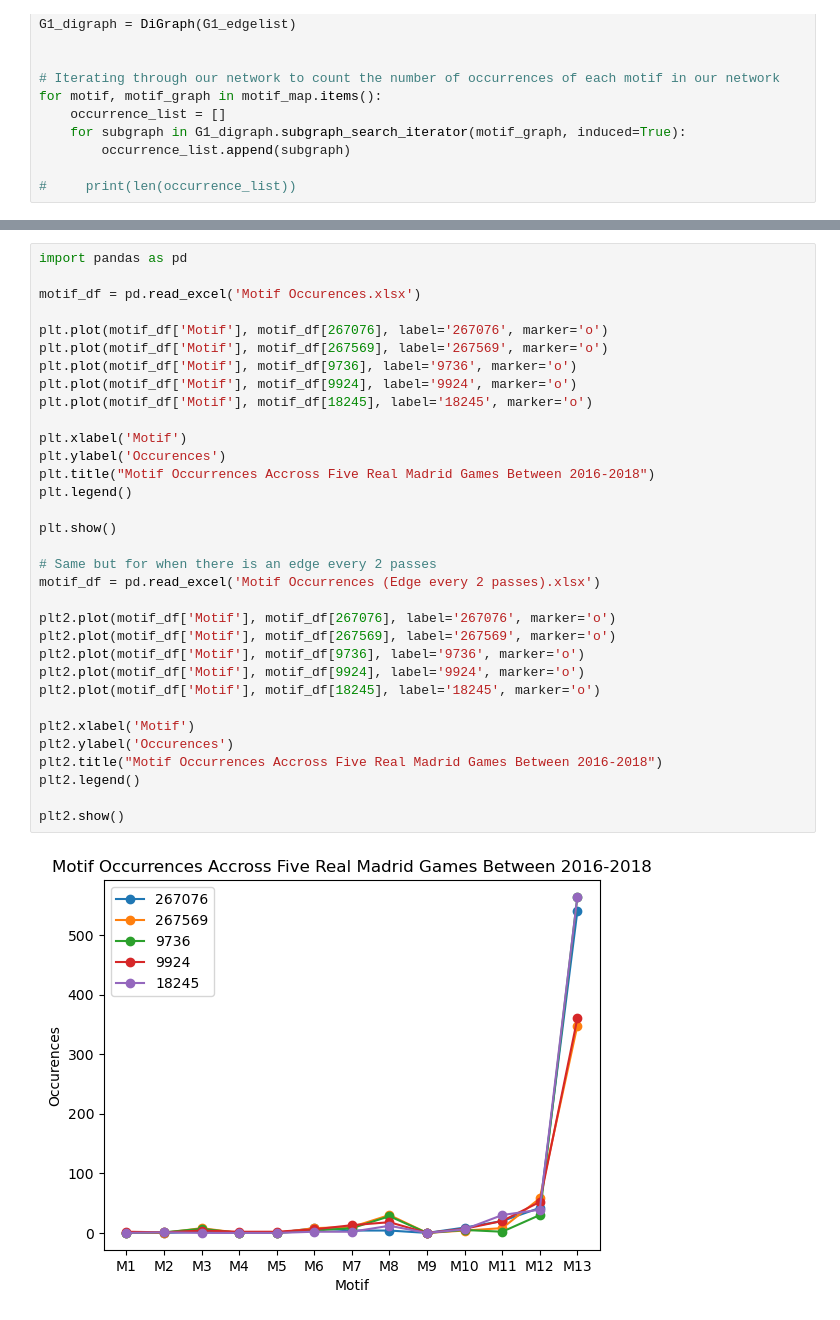
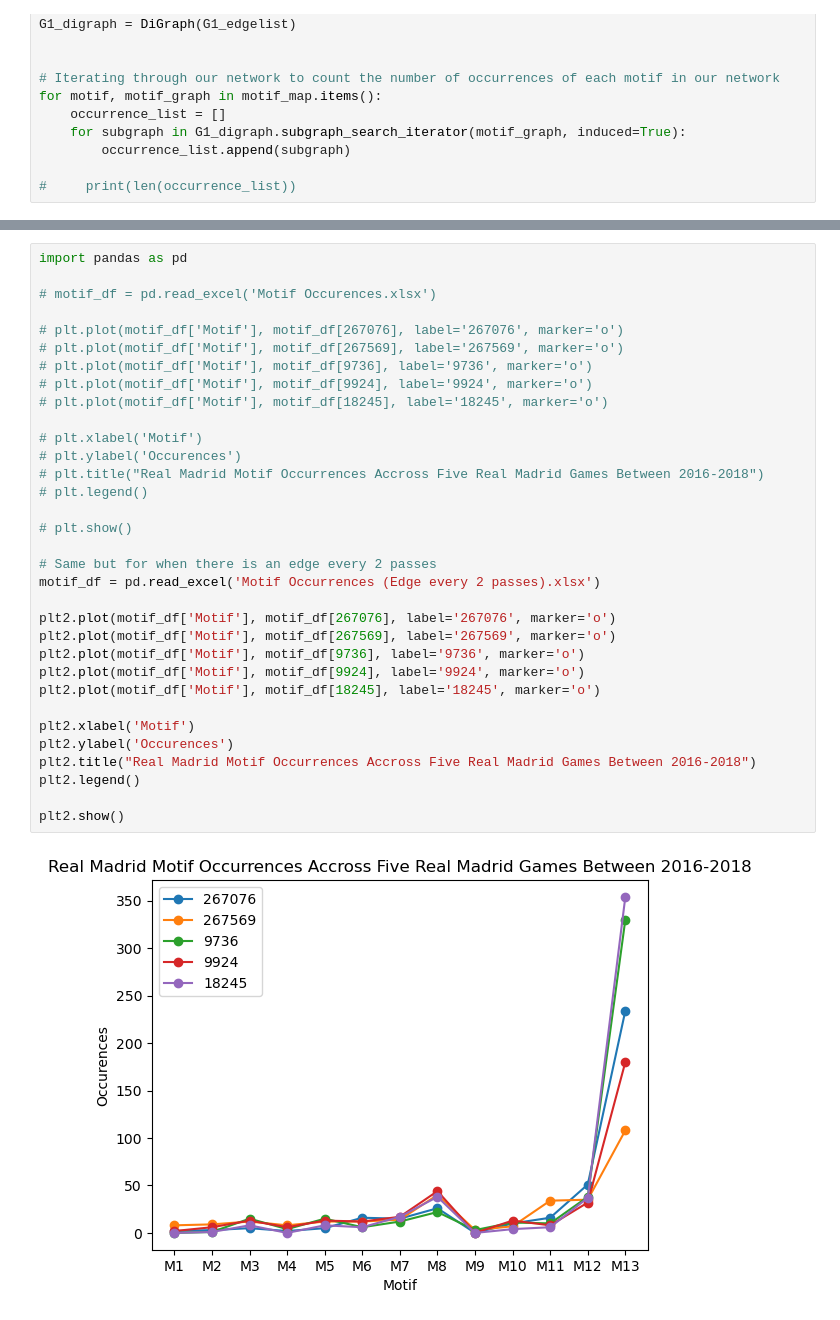
Before and after one commit to willem-strydom/soccer_pass_net, a Jupyter notebook: CSE416 - Final Project.ipynb, the cells around one changed output, grey strips where cells are left out. Saved outputs shown, nothing was run; the diff lists cells and outputs as text.

```diff
--- a/CSE416 - Final Project.ipynb
+++ b/CSE416 - Final Project.ipynb
@@ -426,35 +426,35 @@ Note: you may need to restart the kernel to use updated packages.
 # %%
 import pandas as pd
 
-motif_df = pd.read_excel('Motif Occurences.xlsx')
+# motif_df = pd.read_excel('Motif Occurences.xlsx')
 
-plt.plot(motif_df['Motif'], motif_df[267076], label='267076', marker='o')
-plt.plot(motif_df['Motif'], motif_df[267569], label='267569', marker='o')
-plt.plot(motif_df['Motif'], motif_df[9736], label='9736', marker='o')
-plt.plot(motif_df['Motif'], motif_df[9924], label='9924', marker='o')
-plt.plot(motif_df['Motif'], motif_df[18245], label='18245', marker='o')
+# plt.plot(motif_df['Motif'], motif_df[267076], label='267076', marker='o')
+# plt.plot(motif_df['Motif'], motif_df[267569], label='267569', marker='o')
+# plt.plot(motif_df['Motif'], motif_df[9736], label='9736', marker='o')
+# plt.plot(motif_df['Motif'], motif_df[9924], label='9924', marker='o')
+# plt.plot(motif_df['Motif'], motif_df[18245], label='18245', marker='o')
 
-plt.xlabel('Motif')
-plt.ylabel('Occurences')
-plt.title("Motif Occurrences Accross Five Real Madrid Games Between 2016-2018")
-plt.legend()
+# plt.xlabel('Motif')
+# plt.ylabel('Occurences')
+# plt.title("Real Madrid Motif Occurrences Accross Five Real Madrid Games Between 2016-2018")
+# plt.legend()
 
-plt.show()
+# plt.show()
 
 # Same but for when there is an edge every 2 passes
 motif_df = pd.read_excel('Motif Occurrences (Edge every 2 passes).xlsx')
 
 plt2.plot(motif_df['Motif'], motif_df[267076], label='267076', marker='o')
 plt2.plot(motif_df['Motif'], motif_df[267569], label='267569', marker='o')
 plt2.plot(motif_df['Motif'], motif_df[9736], label='9736', marker='o')
 plt2.plot(motif_df['Motif'], motif_df[9924], label='9924', marker='o')
 plt2.plot(motif_df['Motif'], motif_df[18245], label='18245', marker='o')
 
 plt2.xlabel('Motif')
 plt2.ylabel('Occurences')
-plt2.title("Motif Occurrences Accross Five Real Madrid Games Between 2016-2018")
+plt2.title("Real Madrid Motif Occurrences Accross Five Real Madrid Games Between 2016-2018")
 plt2.legend()
 
 plt2.show()
 # %% [output]
-[figure, old version]
+[figure, new version]
```
Also changed, not shown: parts of 42 cells of this notebook, 3 other files.
